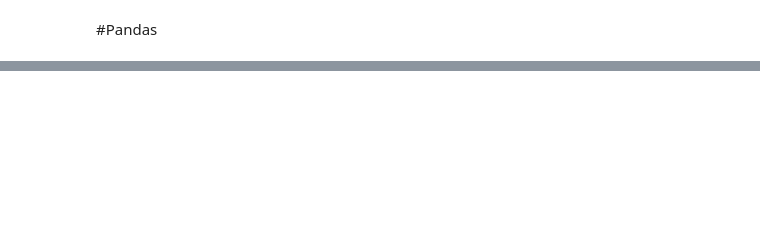
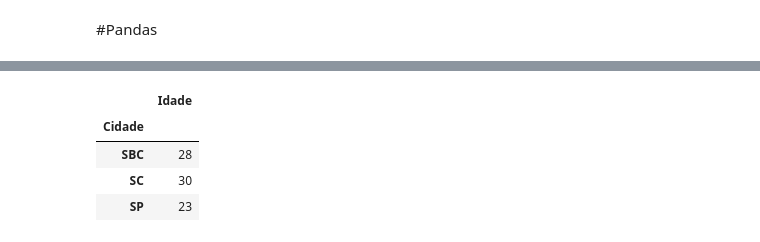
Before and after one commit to KIQVinicius/Curso-Python, a Jupyter notebook: Aula_Python.ipynb, the cells around one changed output, grey strips where cells are left out. Cells and saved outputs as stored; diff of their text form; code cells hidden in the pictures; blank space fills up the shorter version.

```diff
--- a/Aula_Python.ipynb
+++ b/Aula_Python.ipynb
@@ -253,6 +507,12 @@ df
 df = df.append({"Nome":"Danilo", "Idade":35,
          "Cidade":'SBC', "Telefone":'5431-3451'}, ignore_index=True)
 # %%
-pd.DataFrame(df.groupby('Cidade')['Idade'].sum())
+pd.DataFrame(df.groupby('Cidade')['Idade'].mean())
+# %% [output]
+|  | Idade |
+| Cidade |  |
+| SBC | 28 |
+| SC | 30 |
+| SP | 23 |
 # %%
 df.dtypes
```
Also changed, not shown: parts of 99 cells of this notebook.
